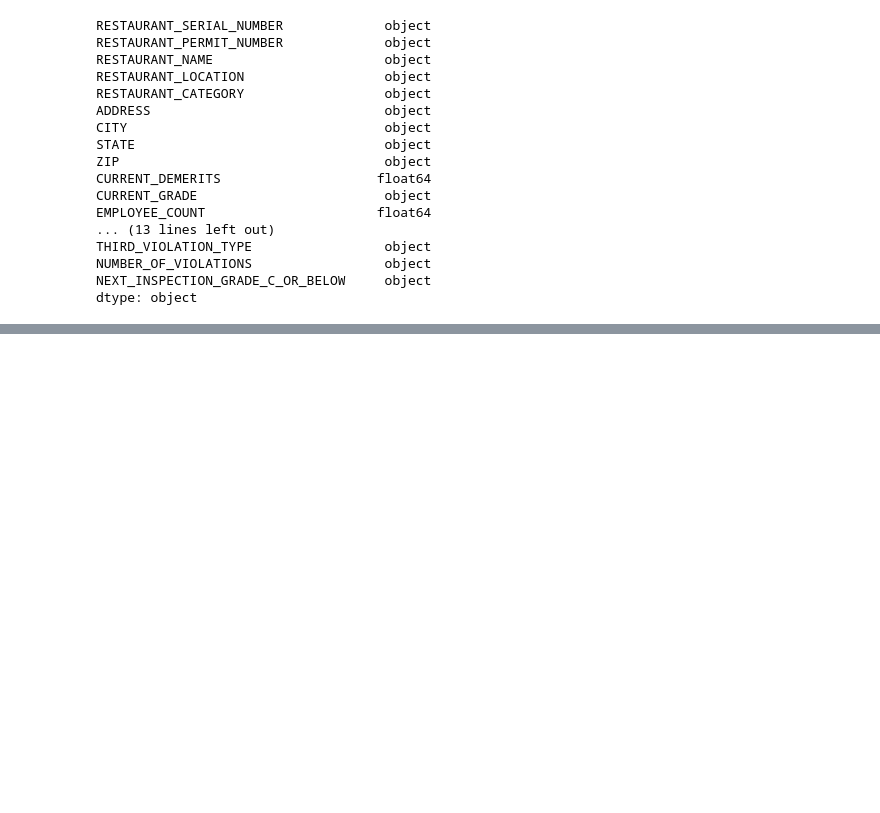
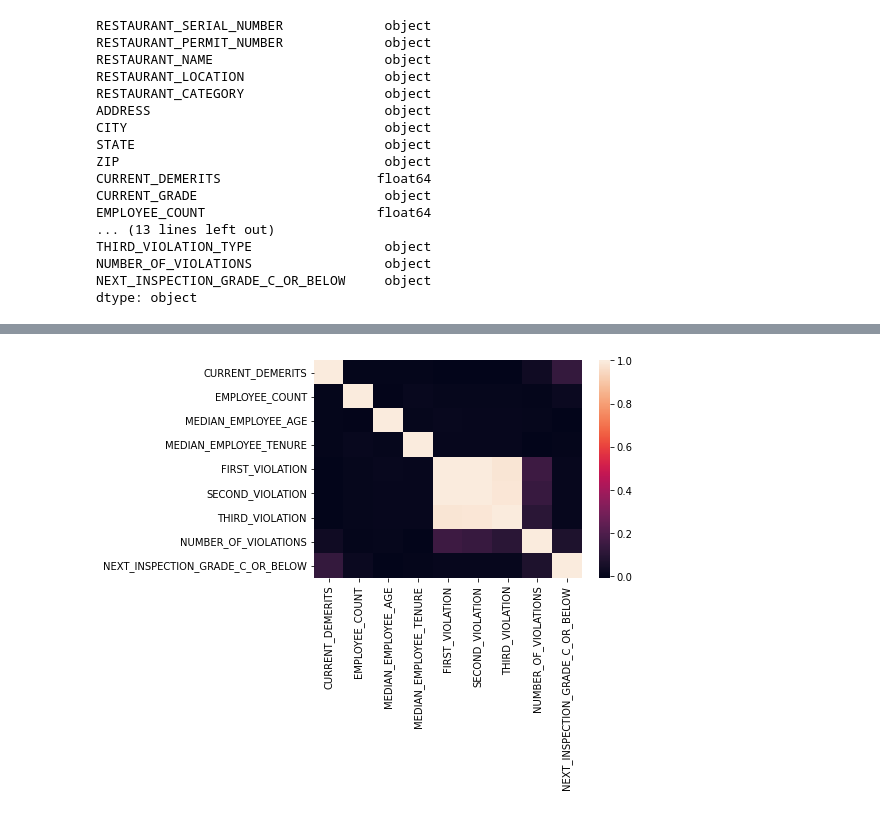
Before and after one commit to SrikarPrayaga06/NW-Modeling-Assessment, a Jupyter notebook: Untitled-1.ipynb, the cells around one changed output, grey strips where cells are left out. Cells and saved outputs as stored; diff of their text form; code cells hidden in the pictures; blank space fills up the shorter version.

```diff
--- a/Untitled-1.ipynb
+++ b/Untitled-1.ipynb
@@ -125,7 +128,7 @@ dtype: object
 # %%
 # assigning correct data types to columns
 
-train['RESTAURANT_NAME'] = train['RESTAURANT_NAME'].astype('str')
+train['RESTAURANT_NAME'] = train['RESTAURANT_NAME'].astype('category')
 train['RESTAURANT_LOCATION']=train['RESTAURANT_LOCATION'].astype('str')
 train['RESTAURANT_CATEGORY']=train['RESTAURANT_CATEGORY'].astype('str')
 train["ADDRESS"]=train["ADDRESS"].astype('str')
@@ -149,5 +152,13 @@ train['RECORD_UPDATED'] = pd.to_datetime(train['RECORD_UPDATED'])
 
 
 train['FIRST_VIOLATION_TYPE']=train['FIRST_VIOLATION_TYPE'].astype('str')
+train['SECOND_VIOLATION_TYPE']=train['SECOND_VIOLATION_TYPE'].astype('str')
+train['THIRD_VIOLATION_TYPE']=train['THIRD_VIOLATION_TYPE'].astype('str')
+train['THIRD_VIOLATION_TYPE']=train['THIRD_VIOLATION_TYPE'].astype('str')
+
+train.drop(train[train['NUMBER_OF_VIOLATIONS'] == 'Nevada'].index, inplace=True)
+train['NUMBER_OF_VIOLATIONS']=train['NUMBER_OF_VIOLATIONS'].astype('int64')
+
+train.drop(train[train['NEXT_INSPECTION_GRADE_C_OR_BELOW'] == '-3'].index, inplace=True)
+train.drop(train[train['NEXT_INSPECTION_GRADE_C_OR_BELOW'] == 'Goat'].index, inplace=True)
+train['NEXT_INSPECTION_GRADE_C_OR_BELOW'] = train['NEXT_INSPECTION_GRADE_C_OR_BELOW'].astype('int64')
-# %%
-train['FIRST_VIOLATION_TYPE']=train['FIRST_VIOLATION_TYPE'].astype('str')
@@ -168,0 +216,10 @@ Name: FIRST_VIOLATION_TYPE, Length: 12083, dtype: object
+# %%
+# identify if there is multicollinearity in the data
+# plot correlation matrix
+corr = train.corr()
+sns.heatmap(corr,
+    xticklabels=corr.columns.values,
+    yticklabels=corr.columns.values)
+plt.show()
+# %% [output]
+[figure, added]
```
Also changed, not shown: parts of 14 cells of this notebook.
